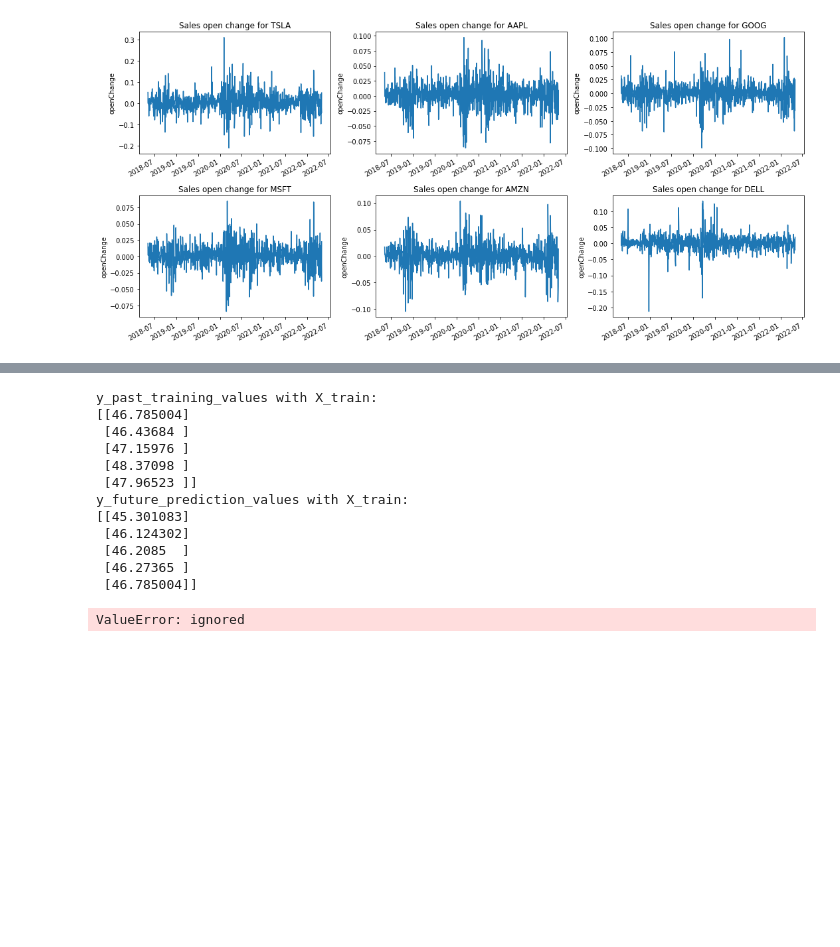
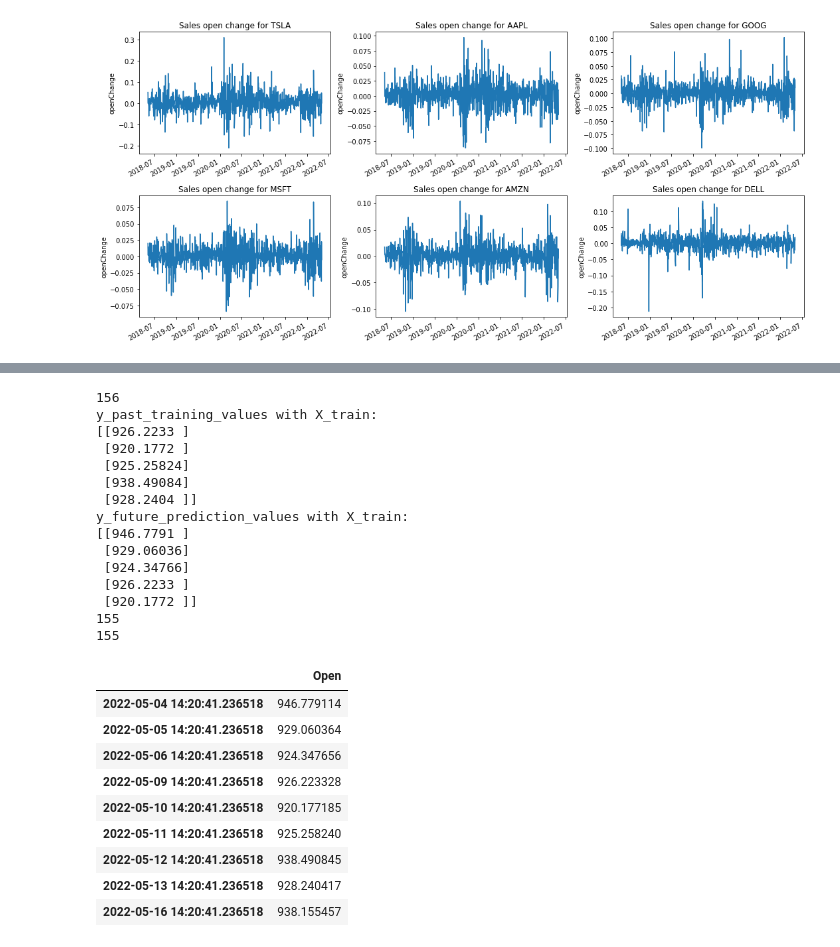
Before and after one commit to jeniferwerthman/AdvAILSTM, a Jupyter notebook: Copy_of_LSTMStock_Take2.ipynb, the cells around one changed output, grey strips where cells are left out. Cells and saved outputs as stored; diff of their text form; code cells hidden in the pictures; blank space fills up the shorter version.

```diff
--- a/Copy_of_LSTMStock_Take2.ipynb
+++ b/Copy_of_LSTMStock_Take2.ipynb
@@ -463,43 +366,67 @@ Text(0, 0.5, 'Value of Stock')
 # %%
 from pandas.tseries.offsets import BDay
 
 #Prediction Forcastings
 predictionCount = 9
 lookback =155
 yesterday = end - timedelta(days=1)
 trainingStartDate = (end - BDay(lookback)).to_pydatetime()
 forcastingTrainingDays = yesterday - trainingStartDate
 datelist_future = pd.date_range(end, periods=predictionCount, freq='C').tolist()
 datelist_training = pd.date_range(trainingStartDate, yesterday, freq='C').tolist()
 
-y_past_training = model.predict(X_train[lookback-1:])
+predictMeData = stockDf[-lookback:]
+predictionDs = predictMeData.to_numpy()
+predictionDs = predictionDs.astype('float32')
+predictionDs = np.reshape(predictionDs, (newShape1, newShape2))
+scaler = MinMaxScaler(feature_range=(featureRange1, featureRange2))
+predictionDs = scaler.fit_transform(predictionDs)
+
+y_past_training = model.predict(X_train[-lookback-1:])
+print(len(y_past_training))
 y_past_training_values = scaler.inverse_transform(y_past_training[0:lookback])
 print('y_past_training_values with X_train: ')
 print(y_past_training_values[-5:])
 
 y_future_prediction = model.predict(X_train[-predictionCount:])
 y_future_prediction_values = scaler.inverse_transform(y_future_prediction)
 print('y_future_prediction_values with X_train: ')
+y_future_prediction_values1=scaler.inverse_transform(y_future_prediction_values)
+
 print(y_future_prediction_values[:5])
+print(len(y_past_training_values))
+print(len(datelist_training))
 
 #Look Back prediction
 PREDICTIONS_FUTURE = pd.DataFrame(y_future_prediction_values, columns=['Open']).set_index(pd.Series(datelist_future))
 PREDICTION_TRAIN = pd.DataFrame(y_past_training_values, columns=['Open']).set_index(pd.Series(datelist_training))
 PREDICTIONS_FUTURE.head(11)
 # %% [output]
+156
 y_past_training_values with X_train:
-[[46.785004]
- [46.43684 ]
- [47.15976 ]
- [48.37098 ]
- [47.96523 ]]
+[[926.2233 ]
+ [920.1772 ]
+ [925.25824]
+ [938.49084]
+ [928.2404 ]]
 y_future_prediction_values with X_train:
-[[45.301083]
- [46.124302]
- [46.2085  ]
- [46.27365 ]
- [46.785004]]
+[[946.7791 ]
+ [929.06036]
+ [924.34766]
+ [926.2233 ]
+ [920.1772 ]]
+155
+155
-ValueError: ignored
+|  | Open |
+| 2022-05-04 14:20:41.236518 | 946.779114 |
+| 2022-05-05 14:20:41.236518 | 929.060364 |
+| 2022-05-06 14:20:41.236518 | 924.347656 |
+| 2022-05-09 14:20:41.236518 | 926.223328 |
+| 2022-05-10 14:20:41.236518 | 920.177185 |
+| 2022-05-11 14:20:41.236518 | 925.258240 |
+| 2022-05-12 14:20:41.236518 | 938.490845 |
+| 2022-05-13 14:20:41.236518 | 928.240417 |
+| 2022-05-16 14:20:41.236518 | 938.155457 |
 # %%
 mplot.figure(figsize=(20,10))
 mplot.title(f"Opening Price Forcasting")
```
Also changed, not shown: parts of 22 cells of this notebook.
